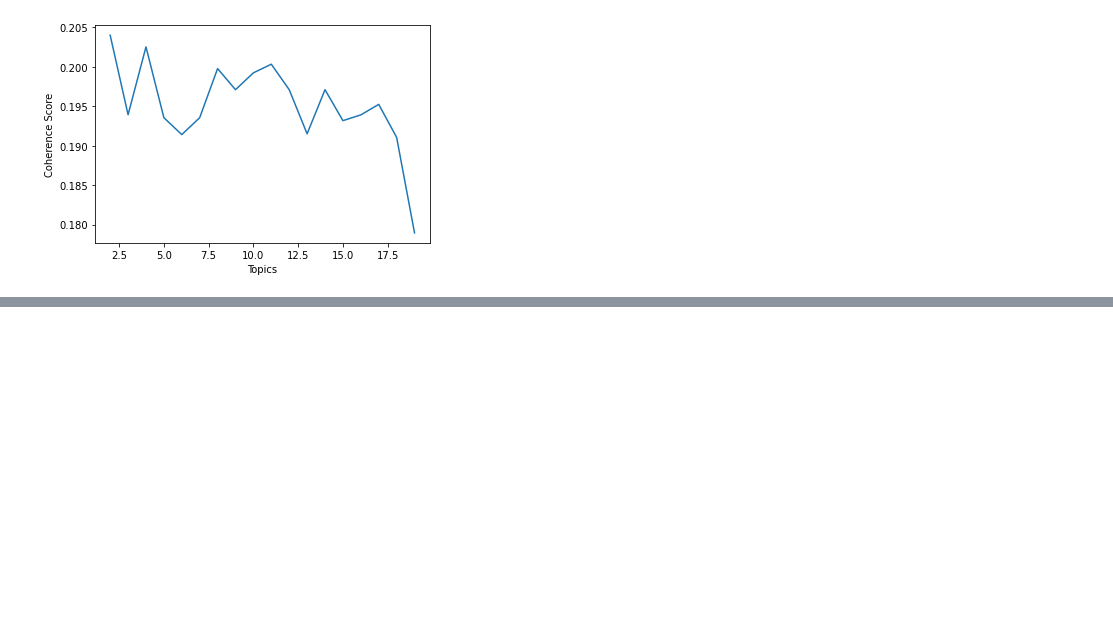
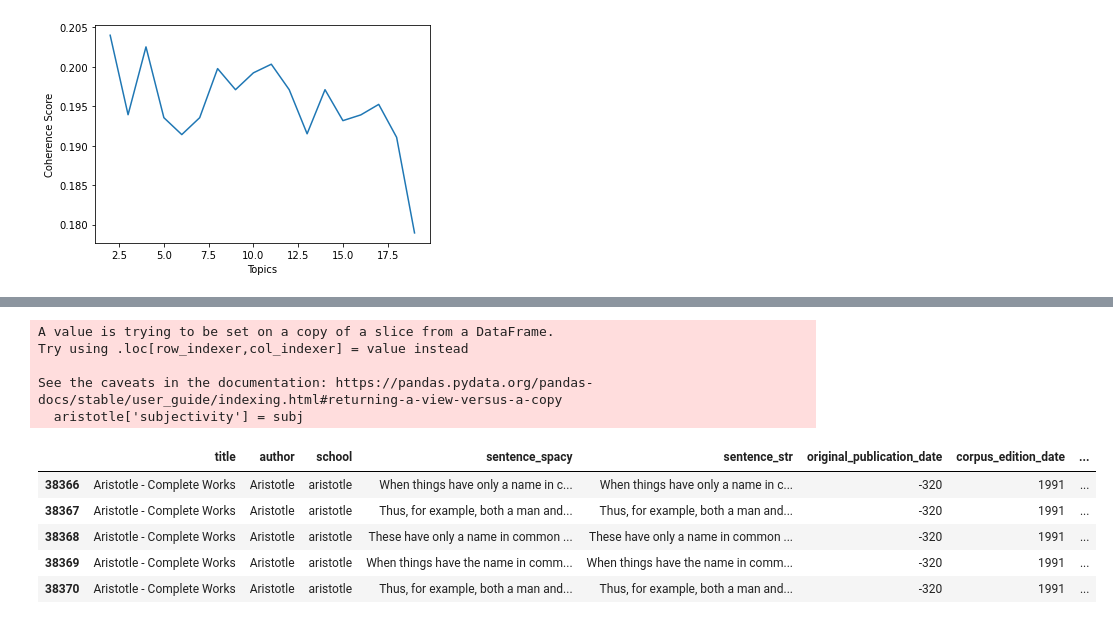
Before and after one commit to safiraharjo/aristotle-objective, a Jupyter notebook: doc/Philosphy_proj.ipynb, the cells around one changed output, grey strips where cells are left out. Saved outputs shown, nothing was run; the diff lists cells and outputs as text; code cells hidden in the pictures; blank space fills up the shorter version.

Commit message:
Add subjectivity analysis

```diff
--- a/doc/Philosphy_proj.ipynb
+++ b/doc/Philosphy_proj.ipynb
@@ -160,3 +84,18 @@ for i in range(2,20,1):
+# %%
+topics = []
+score = []
+for i in range(1,26,1):
+    lda_model = gensim.models.LdaMulticore(corpus=corpus,
+                                           id2word=id2word,
+                                           num_topics=k,
+                                           random_state=100,
+                                           chunksize=100,
+                                           passes=10)
+    coherence_model_lda = CoherenceModel(model=lda_model, texts=aristotle['cleaned'], dictionary=id2word, coherence='u_mass')
+    topics.append(i)
+    score.append(coherence_model_lda.get_coherence())
+
+#https://www.baeldung.com/cs/topic-modeling-coherence-score
 # %%
 plt.figure()
 plt.plot(topics, score)
@@ -171,0 +137,8 @@ topics
+# %%
+all_topics = lda_model.get_document_topics(corpus, minimum_probability=0.0)
+all_topics_csr = gensim.matutils.corpus2csc(all_topics)
+all_topics_numpy = all_topics_csr.T.toarray()
+all_topics_df = pd.DataFrame(all_topics_numpy)
+topic_id_list = all_topics_df.idxmax(axis=1)
+# %%
+aristotle['topics'] = topic_id_list
@@ -171,0 +164,24 @@ topics
+# %%
+subj = []
+#list to string
+
+for i in range(len(aristotle)):
+    item = TextBlob(aristotle.iloc[i, 3]).subjectivity
+    subj.append(item)
+
+aristotle['subjectivity'] = subj
+# %% [output]
+A value is trying to be set on a copy of a slice from a DataFrame.
+Try using .loc[row_indexer,col_indexer] = value instead
+
+See the caveats in the documentation: https://pandas.pydata.org/pandas-docs/stable/user_guide/indexing.html#returning-a-view-versus-a-copy
+  aristotle['subjectivity'] = subj
+# %%
+aristotle.head()
+# %% [output]
+|  | title | author | school | sentence_spacy | sentence_str | original_publication_date | corpus_edition_date | ... |
+| 38366 | Aristotle - Complete Works | Aristotle | aristotle | When things have only a name in c... | When things have only a name in c... | -320 | 1991 | ... |
+| 38367 | Aristotle - Complete Works | Aristotle | aristotle | Thus, for example, both a man and... | Thus, for example, both a man and... | -320 | 1991 | ... |
+| 38368 | Aristotle - Complete Works | Aristotle | aristotle | These have only a name in common ... | These have only a name in common ... | -320 | 1991 | ... |
+| 38369 | Aristotle - Complete Works | Aristotle | aristotle | When things have the name in comm... | When things have the name in comm... | -320 | 1991 | ... |
+| 38370 | Aristotle - Complete Works | Aristotle | aristotle | Thus, for example, both a man and... | Thus, for example, both a man and... | -320 | 1991 | ... |
```
Also changed, not shown: parts of 11 cells of this notebook.
